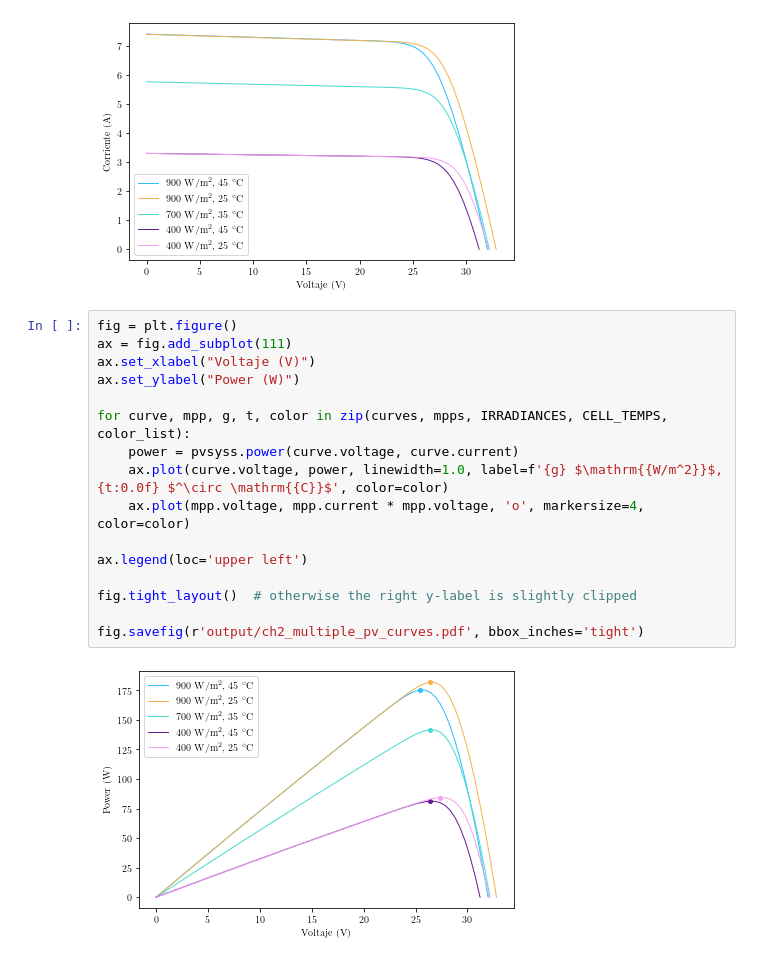
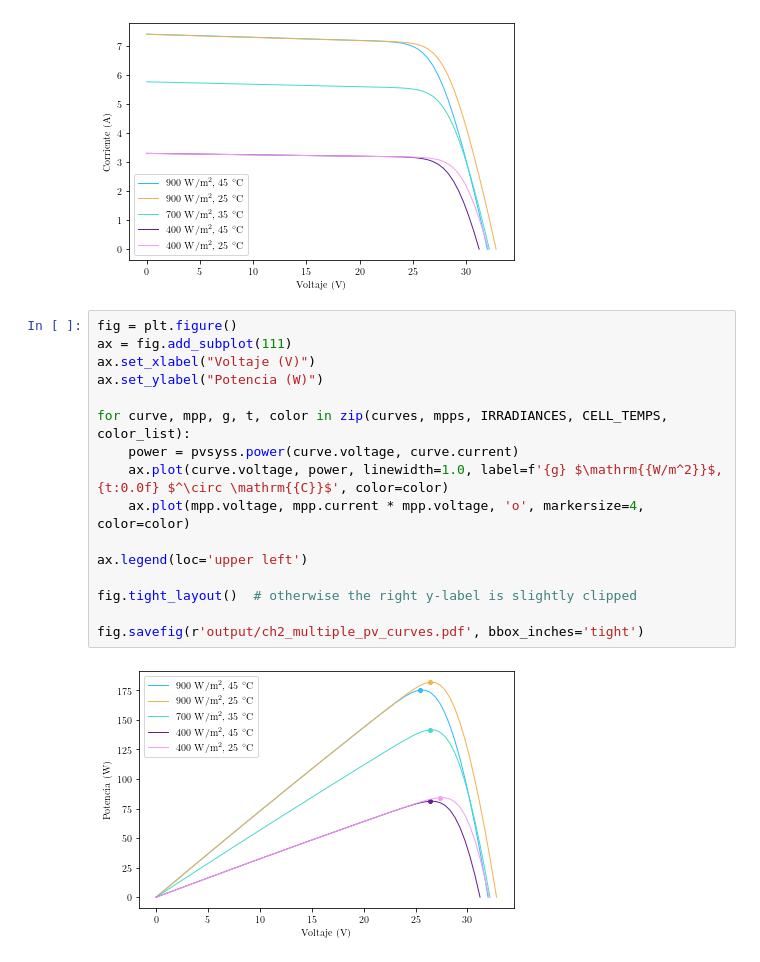
Before and after one commit to balcortex/ddpg_mppt_shading, a Jupyter notebook: src/extras/phd_thesis_figures/07_plot_iv_pv_curve_uniform_multiple_curves.ipynb, the cells around one changed output. Saved outputs shown, nothing was run; the diff lists cells and outputs as text.

```diff
--- a/src/extras/phd_thesis_figures/07_plot_iv_pv_curve_uniform_multiple_curves.ipynb
+++ b/src/extras/phd_thesis_figures/07_plot_iv_pv_curve_uniform_multiple_curves.ipynb
@@ -62,18 +62,18 @@ fig.savefig(r'output/ch2_multiple_iv_curves.pdf', bbox_inches='tight')
 # %%
 fig = plt.figure()
 ax = fig.add_subplot(111)
 ax.set_xlabel("Voltaje (V)")
-ax.set_ylabel("Power (W)")
+ax.set_ylabel("Potencia (W)")
 
 for curve, mpp, g, t, color in zip(curves, mpps, IRRADIANCES, CELL_TEMPS, color_list):
     power = pvsyss.power(curve.voltage, curve.current)
     ax.plot(curve.voltage, power, linewidth=1.0, label=f'{g} $\mathrm{{W/m^2}}$, {t:0.0f} $^\circ \mathrm{{C}}$', color=color)
     ax.plot(mpp.voltage, mpp.current * mpp.voltage, 'o', markersize=4, color=color)
 
 ax.legend(loc='upper left')
 
 fig.tight_layout()  # otherwise the right y-label is slightly clipped
 
 fig.savefig(r'output/ch2_multiple_pv_curves.pdf', bbox_inches='tight')
 # %% [output]
-[figure, old version]
+[figure, new version]
```
Also changed, not shown: 5 other files.
